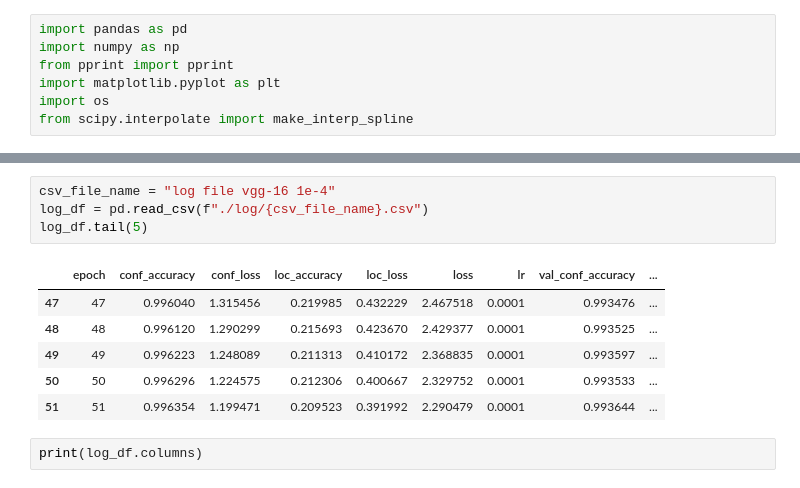
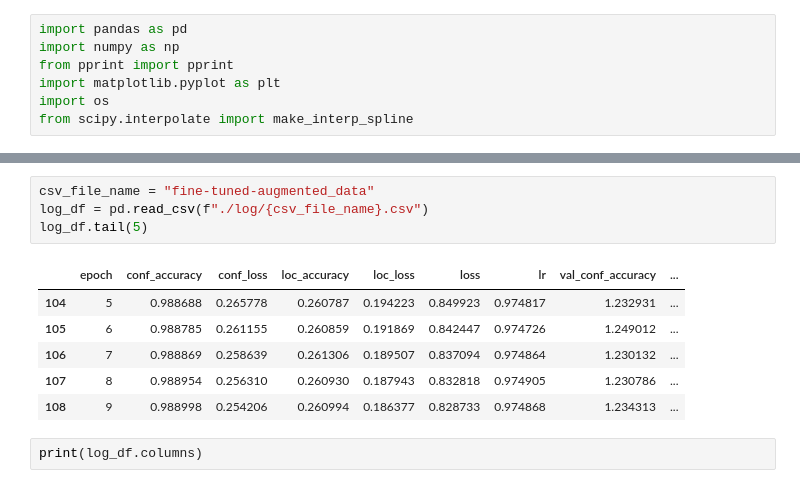
Before and after one commit to kaledai069/Monument-Detection-using-Single-Shot-Object-Detectors, a Jupyter notebook: Evaluations/Evaluate log files.ipynb, the cells around one changed output, grey strips where cells are left out. Cells and saved outputs as stored; diff of their text form.

```diff
--- a/Evaluations/Evaluate log files.ipynb
+++ b/Evaluations/Evaluate log files.ipynb
@@ -31,15 +33,15 @@ log_file_ujjwal_second.csv
 VGG16_68 epoch.csv
 # %%
-csv_file_name = "log file vgg-16 1e-4"
+csv_file_name = "fine-tuned-augmented_data"
 log_df = pd.read_csv(f"./log/{csv_file_name}.csv")
 log_df.tail(5)
 # %% [output]
 |  | epoch | conf_accuracy | conf_loss | loc_accuracy | loc_loss | loss | lr | val_conf_accuracy | ... |
-| 47 | 47 | 0.996040 | 1.315456 | 0.219985 | 0.432229 | 2.467518 | 0.0001 | 0.993476 | ... |
-| 48 | 48 | 0.996120 | 1.290299 | 0.215693 | 0.423670 | 2.429377 | 0.0001 | 0.993525 | ... |
-| 49 | 49 | 0.996223 | 1.248089 | 0.211313 | 0.410172 | 2.368835 | 0.0001 | 0.993597 | ... |
-| 50 | 50 | 0.996296 | 1.224575 | 0.212306 | 0.400667 | 2.329752 | 0.0001 | 0.993533 | ... |
-| 51 | 51 | 0.996354 | 1.199471 | 0.209523 | 0.391992 | 2.290479 | 0.0001 | 0.993644 | ... |
+| 104 | 5 | 0.988688 | 0.265778 | 0.260787 | 0.194223 | 0.849923 | 0.974817 | 1.232931 | ... |
+| 105 | 6 | 0.988785 | 0.261155 | 0.260859 | 0.191869 | 0.842447 | 0.974726 | 1.249012 | ... |
+| 106 | 7 | 0.988869 | 0.258639 | 0.261306 | 0.189507 | 0.837094 | 0.974864 | 1.230132 | ... |
+| 107 | 8 | 0.988954 | 0.256310 | 0.260930 | 0.187943 | 0.832818 | 0.974905 | 1.230786 | ... |
+| 108 | 9 | 0.988998 | 0.254206 | 0.260994 | 0.186377 | 0.828733 | 0.974868 | 1.234313 | ... |
 # %%
 print(log_df.columns)
 # %% [output]
```
Also changed, not shown: parts of 3 cells of this notebook, 23 other files.
